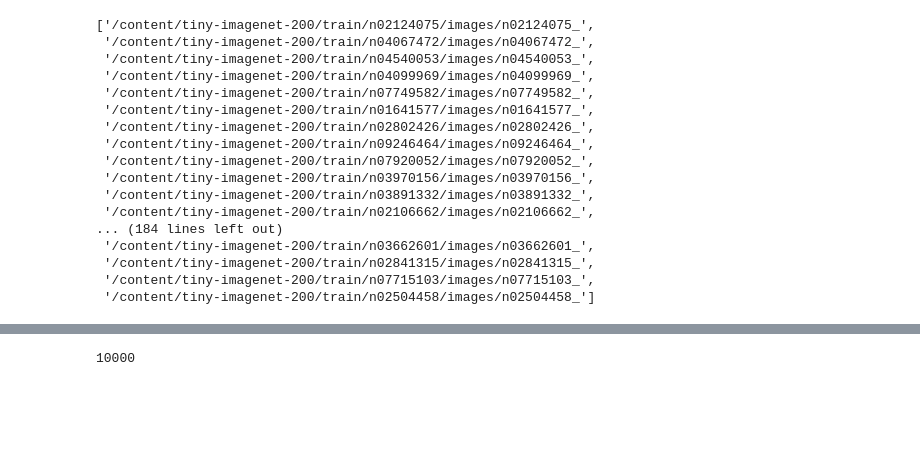
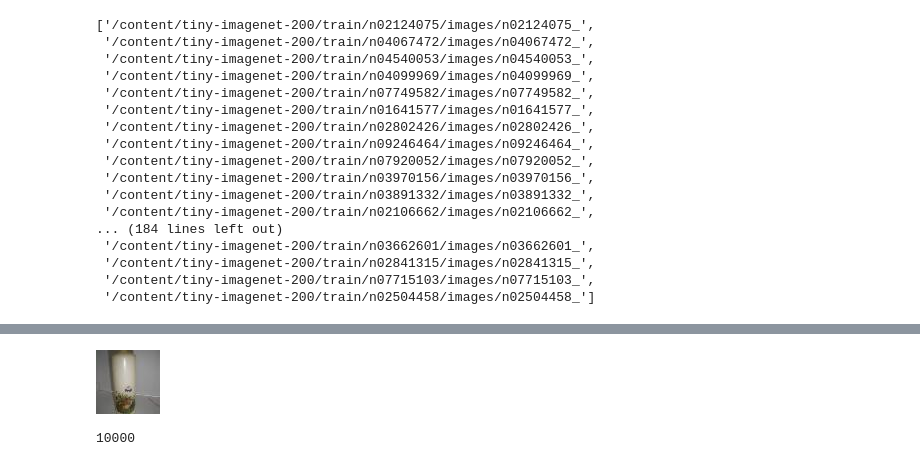
Before and after one commit to AmiraliEsi83/ImageNet-data-base, a Jupyter notebook: vgg16onIMAGENET.ipynb, the cells around one changed output, grey strips where cells are left out. Saved outputs shown, nothing was run; the diff lists cells and outputs as text; code cells hidden in the pictures; blank space fills up the shorter version.

```diff
--- a/vgg16onIMAGENET.ipynb
+++ b/vgg16onIMAGENET.ipynb
@@ -84,0 +87,2 @@ file_names_test = os.listdir('/content/tiny-imagenet-200/test/images')
+# %%
+file_names_test = ['/content/tiny-imagenet-200/test/images/test_'+str(i)+'.JPEG' for i in range(len(file_names_test))]
@@ -85,3 +109,7 @@ file_names_test = os.listdir('/content/tiny-imagenet-200/test/images')
+# %%
+Image(file_names_test[0])
+# %% [output]
+[figure, added]
 # %%
 len(file_names_test)
 # %% [output]
```
Also changed, not shown: parts of 21 cells of this notebook.
